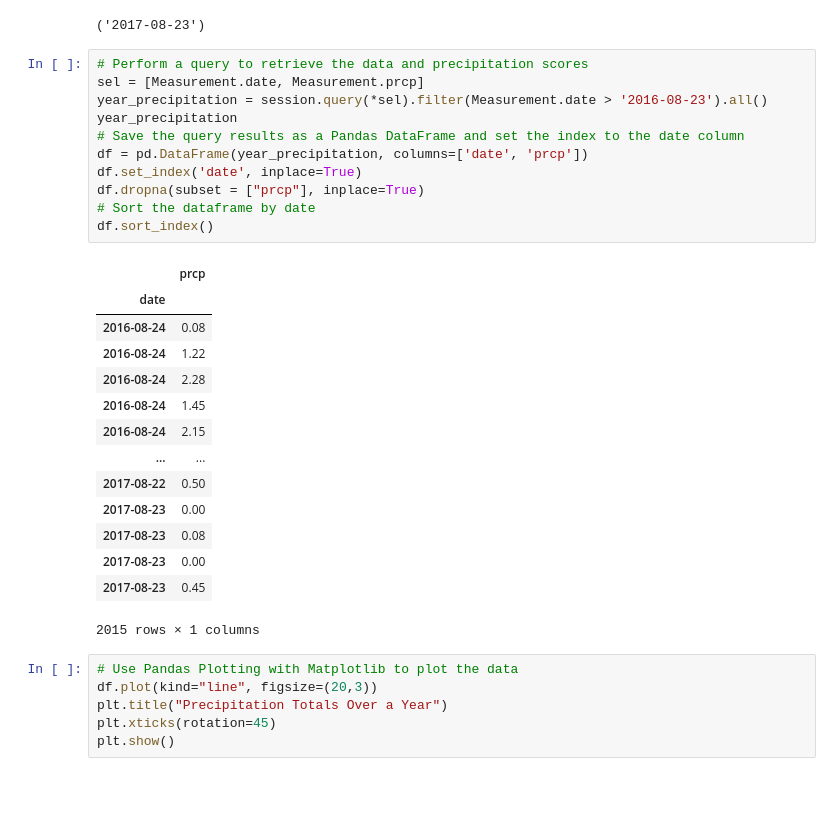
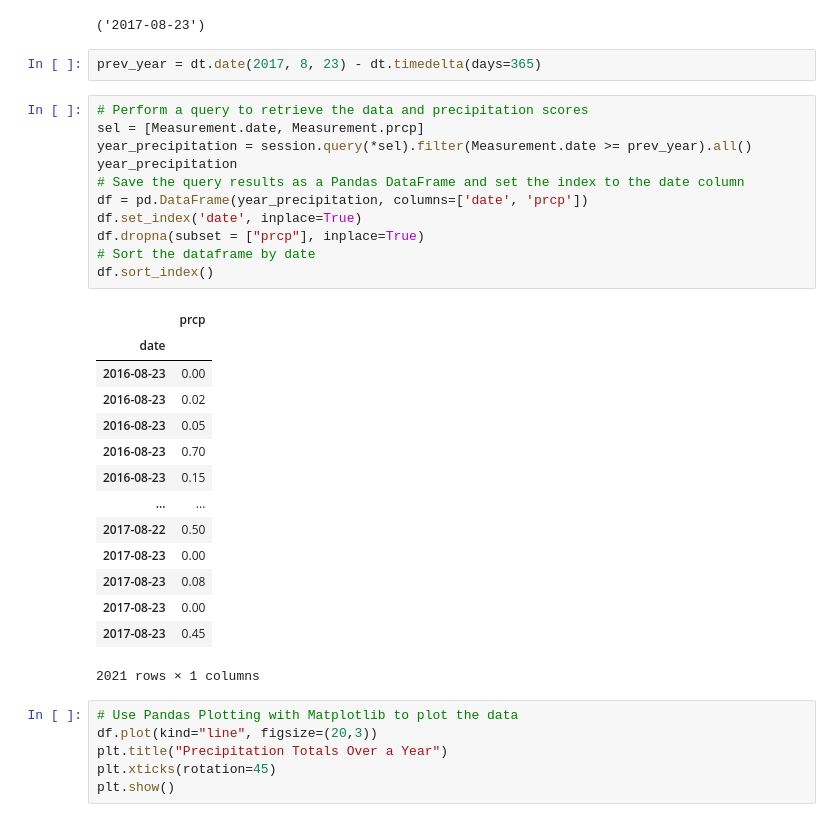
Before and after one commit to richardk6/SQLalchemy-project, a Jupyter notebook: climate_starter.ipynb, the cells around one changed output. Drawn from its saved outputs; the diff is of its cells as text; blank space fills up the shorter version.

```diff
--- a/climate_starter.ipynb
+++ b/climate_starter.ipynb
@@ -68,32 +68,34 @@ session = Session(engine)
 session.query(Measurement.date).order_by(Measurement.date.desc()).first()
 # %% [output]
 ('2017-08-23')
+# %%
+prev_year = dt.date(2017, 8, 23) - dt.timedelta(days=365)
 # %%
 # Perform a query to retrieve the data and precipitation scores
 sel = [Measurement.date, Measurement.prcp]
-year_precipitation = session.query(*sel).filter(Measurement.date > '2016-08-23').all()
+year_precipitation = session.query(*sel).filter(Measurement.date >= prev_year).all()
 year_precipitation
 # Save the query results as a Pandas DataFrame and set the index to the date column
 df = pd.DataFrame(year_precipitation, columns=['date', 'prcp'])
 df.set_index('date', inplace=True)
 df.dropna(subset = ["prcp"], inplace=True)
 # Sort the dataframe by date
 df.sort_index()
 # %% [output]
 |  | prcp |
 | date |  |
-| 2016-08-24 | 0.08 |
-| 2016-08-24 | 1.22 |
-| 2016-08-24 | 2.28 |
-| 2016-08-24 | 1.45 |
-| 2016-08-24 | 2.15 |
+| 2016-08-23 | 0.00 |
+| 2016-08-23 | 0.02 |
+| 2016-08-23 | 0.05 |
+| 2016-08-23 | 0.70 |
+| 2016-08-23 | 0.15 |
 | ... | ... |
 | 2017-08-22 | 0.50 |
 | 2017-08-23 | 0.00 |
 | 2017-08-23 | 0.08 |
 | 2017-08-23 | 0.00 |
 | 2017-08-23 | 0.45 |
-2015 rows × 1 columns
+2021 rows × 1 columns
 # %%
 # Use Pandas Plotting with Matplotlib to plot the data
 df.plot(kind="line", figsize=(20,3))
```
Also changed, not shown: parts of 9 cells of this notebook, 1 other file.
